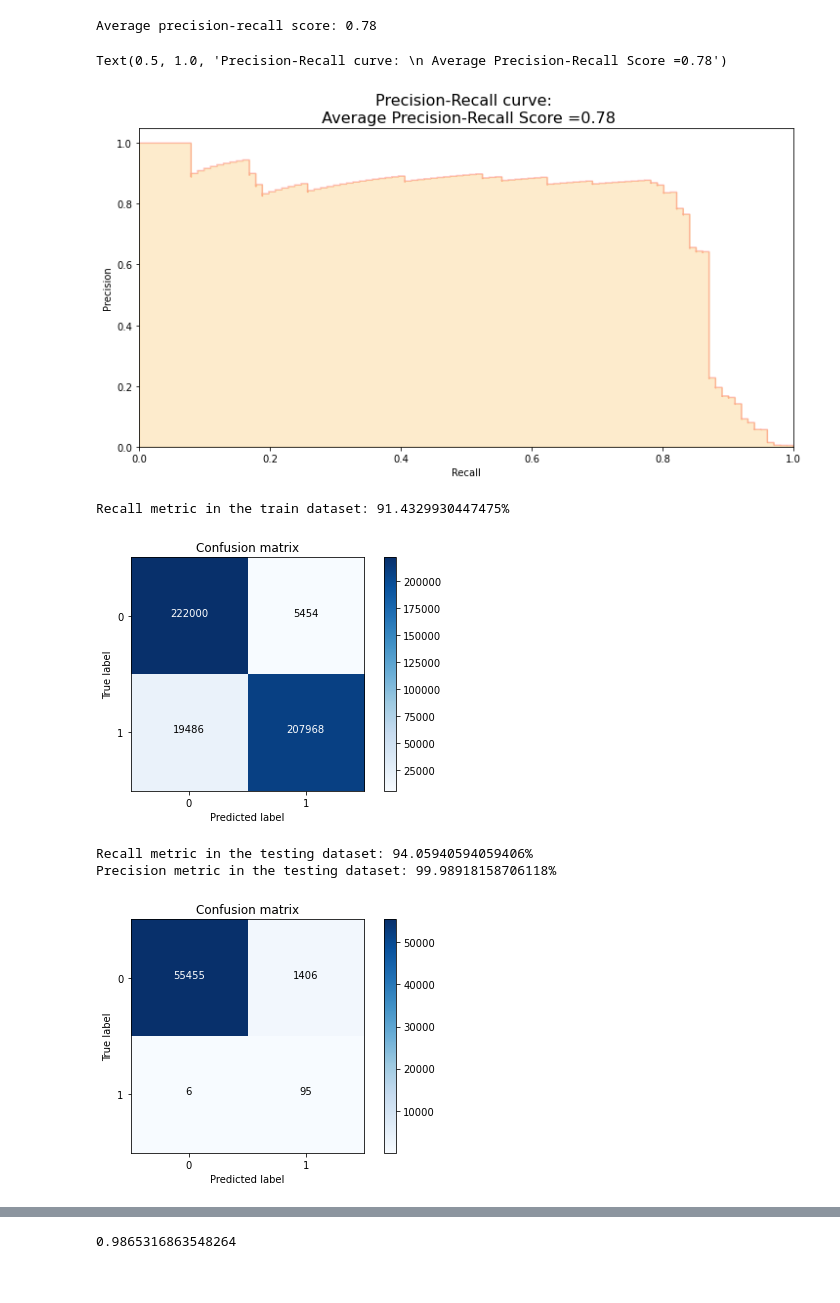
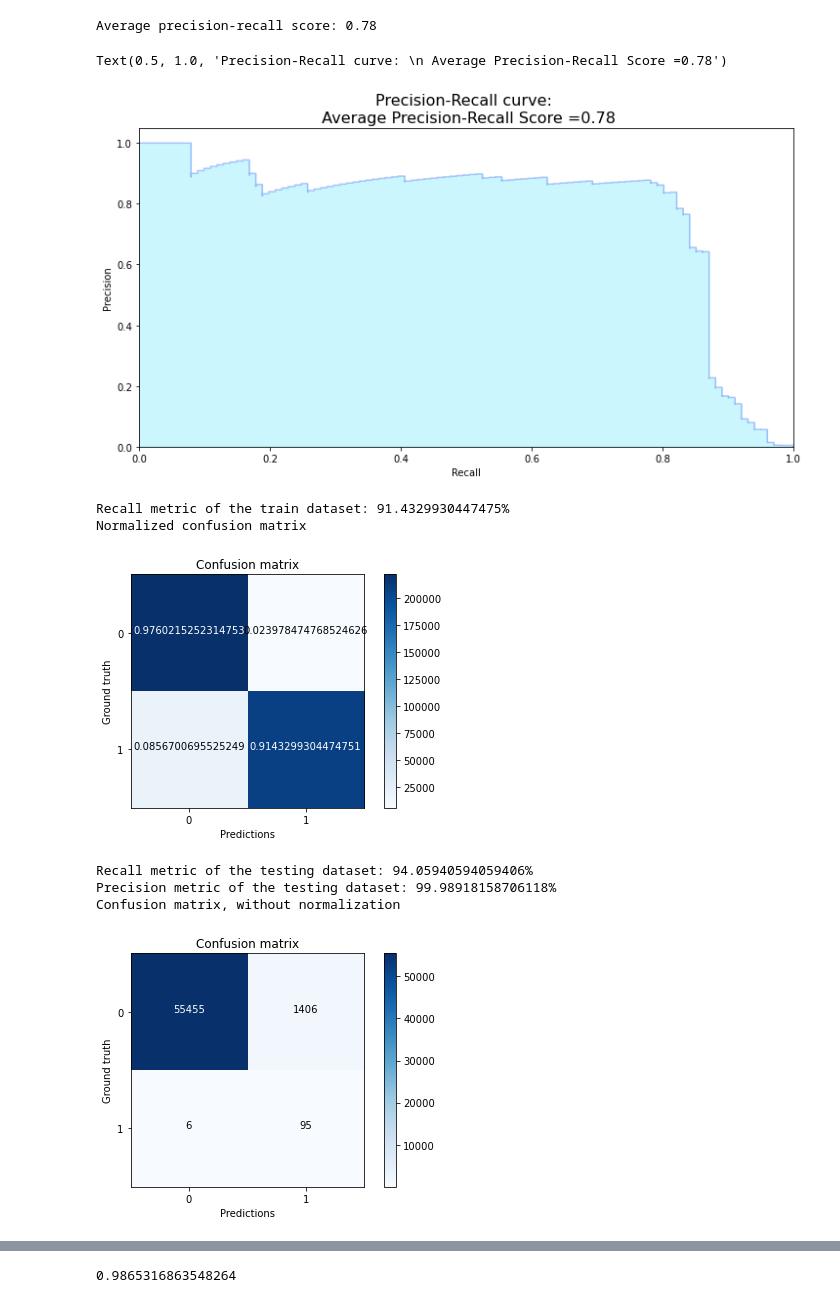
Before and after one commit to supun-priyashan/ML_Assignment2_IT19187242_IT19156484_IT19392172, a Jupyter notebook: Data preprocess and model.ipynb, the cells around one changed output, grey strips where cells are left out. Saved outputs shown, nothing was run; the diff lists cells and outputs as text; code cells hidden in the pictures.

```diff
--- a/Data preprocess and model.ipynb
+++ b/Data preprocess and model.ipynb
@@ -37,8 +37,8 @@ y = np.array(df.iloc[:, df.columns == 'Class'])
 
 x_train, x_test, y_train, y_test = train_test_split(x, y, test_size=0.2, random_state=0)
 
-sm = SMOTE(random_state=2)
-x_train, y_train = sm.fit_resample(x_train, y_train.ravel())
+oversample = SMOTE(random_state=2)
+x_train, y_train = oversample.fit_resample(x_train, y_train.ravel())
 
 print("Counts of fradulent data: {}".format(sum(y_train==1)))
 print("Counts of not-fradulent data: {}".format(sum(y_train==0)))
@@ -114,29 +115,29 @@ print(classification_report(y_test, prediction, target_names=['No Fraud', 'Fraud
 weighted avg       1.00      0.98      0.99     56962
 # %%
 y_score = classifier1.decision_function(x_test)
-average_precision = average_precision_score(y_test, y_score)
-print('Average precision-recall score: {0:0.2f}'.format(average_precision))
+avg_precision = average_precision_score(y_test, y_score)
+print('Average precision-recall score of the model: {0:0.2f}'.format(avg_precision))
 # %% [output]
 Average precision-recall score: 0.78
 # %%
 fig = plt.figure(figsize=(12,6))
 
 precision, recall, _ = precision_recall_curve(y_test, y_score)
 
-plt.step(recall, precision, color='r', alpha=0.2,
+plt.step(recall, precision, color='b', alpha=0.2,
          where='post')
 plt.fill_between(recall, precision, step='post', alpha=0.2,
-                 color='#F59B00')
+                 color='#00d5f5')
 
 plt.xlabel('Recall')
 plt.ylabel('Precision')
 plt.ylim([0.0, 1.05])
 plt.xlim([0.0, 1.0])
 plt.title('Precision-Recall curve: \n Average Precision-Recall Score ={0:0.2f}'.format(
           average_precision), fontsize=16)
 # %% [output]
 Text(0.5, 1.0, 'Precision-Recall curve: \n Average Precision-Recall Score =0.78')
-[figure, old version]
+[figure, new version]
 # %%
 import itertools
 
@@ -172,33 +171,34 @@ def plot_confusion_matrix(cm, classes,
 # %%
 y_train_pre = classifier1.predict(x_train)
 
-cnf_matrix_tra = confusion_matrix(y_train, y_train_pre)
+cnf_matrix = confusion_matrix(y_train, y_train_pre)
 
-print("Recall metric in the train dataset: {}%".format(100*cnf_matrix_tra[1,1]/(cnf_matrix_tra[1,0]+cnf_matrix_tra[1,1])))
+print("Recall metric of the train dataset: {}%".format(100*cnf_matrix[1,1]/(cnf_matrix[1,0]+cnf_matrix[1,1])))
 
 
 class_names = [0,1]
 plt.figure()
-plot_confusion_matrix(cnf_matrix_tra , classes=class_names, title='Confusion matrix')
+plot_confusion_matrix(cnf_matrix , normalize=True, classes=class_names, title='Confusion matrix')
 plt.show()
 # %% [output]
-Recall metric in the train dataset: 91.4329930447475%
+Recall metric of the train dataset: 91.4329930447475%
+Normalized confusion matrix
-[figure, old version]
+[figure, new version]
 # %%
 y_pre = classifier1.predict(x_test)
 
 cnf_matrix = confusion_matrix(y_test, y_pre)
 
-print("Recall metric in the testing dataset: {}%".format(100*cnf_matrix[1,1]/(cnf_matrix[1,0]+cnf_matrix[1,1])))
-print("Precision metric in the testing dataset: {}%".format(100*cnf_matrix[0,0]/(cnf_matrix[0,0]+cnf_matrix[1,0])))
+print("Recall metric of the testing dataset: {}%".format(100*cnf_matrix[1,1]/(cnf_matrix[1,0]+cnf_matrix[1,1])))
+print("Precision metric of the testing dataset: {}%".format(100*cnf_matrix[0,0]/(cnf_matrix[0,0]+cnf_matrix[1,0])))
 
-# Plot non-normalized confusion matrix
 class_names = [0,1]
 plt.figure()
 plot_confusion_matrix(cnf_matrix , classes=class_names, title='Confusion matrix')
 plt.show()
 # %% [output]
-Recall metric in the testing dataset: 94.05940594059406%
-Precision metric in the testing dataset: 99.98918158706118%
+Recall metric of the testing dataset: 94.05940594059406%
+Precision metric of the testing dataset: 99.98918158706118%
+Confusion matrix, without normalization
-[figure, old version]
+[figure, new version]
 # %%
```
Also changed, not shown: parts of 8 cells of this notebook.
